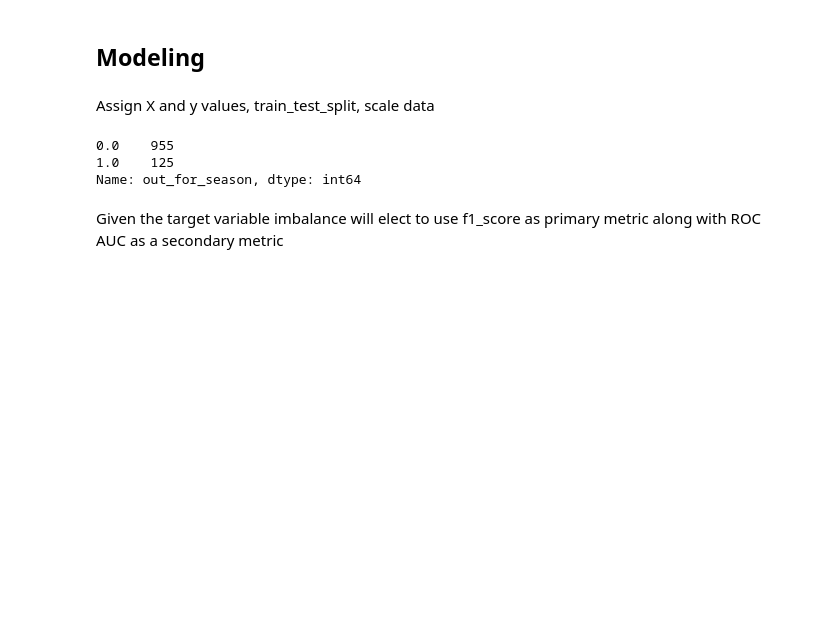
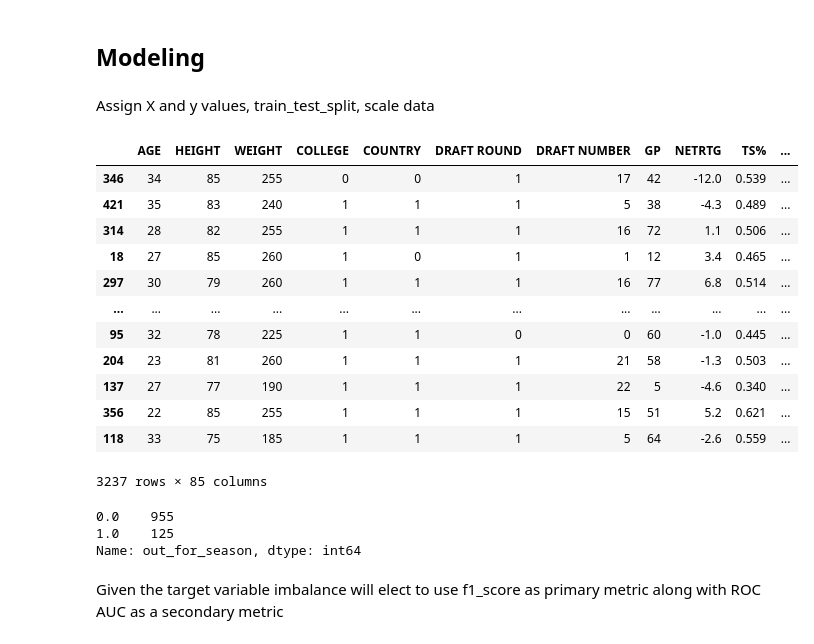
Before and after one commit to RH3421/Reducing_NBA_Injuries, a Jupyter notebook: EDA.ipynb, the cells around one changed output. Drawn from its saved outputs; the diff is of its cells as text; code cells hidden in the pictures; blank space fills up the shorter version.

```diff
--- a/EDA.ipynb
+++ b/EDA.ipynb
@@ -289,6 +289,22 @@ X_train, X_test, y_train, y_test = train_test_split(X, y, test_size=0.25, random
 scale = StandardScaler()
 X_train_scaled = scale.fit_transform(X_train)
 X_test_scaled = scale.transform(X_test)
+# %%
+X_train
+# %% [output]
+|  | AGE | HEIGHT | WEIGHT | COLLEGE | COUNTRY | DRAFT ROUND | DRAFT NUMBER | GP | NETRTG | TS% | ... |
+| 346 | 34 | 85 | 255 | 0 | 0 | 1 | 17 | 42 | -12.0 | 0.539 | ... |
+| 421 | 35 | 83 | 240 | 1 | 1 | 1 | 5 | 38 | -4.3 | 0.489 | ... |
+| 314 | 28 | 82 | 255 | 1 | 1 | 1 | 16 | 72 | 1.1 | 0.506 | ... |
+| 18 | 27 | 85 | 260 | 1 | 0 | 1 | 1 | 12 | 3.4 | 0.465 | ... |
+| 297 | 30 | 79 | 260 | 1 | 1 | 1 | 16 | 77 | 6.8 | 0.514 | ... |
+| ... | ... | ... | ... | ... | ... | ... | ... | ... | ... | ... | ... |
+| 95 | 32 | 78 | 225 | 1 | 1 | 0 | 0 | 60 | -1.0 | 0.445 | ... |
+| 204 | 23 | 81 | 260 | 1 | 1 | 1 | 21 | 58 | -1.3 | 0.503 | ... |
+| 137 | 27 | 77 | 190 | 1 | 1 | 1 | 22 | 5 | -4.6 | 0.340 | ... |
+| 356 | 22 | 85 | 255 | 1 | 1 | 1 | 15 | 51 | 5.2 | 0.621 | ... |
+| 118 | 33 | 75 | 185 | 1 | 1 | 1 | 5 | 64 | -2.6 | 0.559 | ... |
+3237 rows × 85 columns
 # %%
 # Assess target balance
 y_test.value_counts()
```
Also changed, not shown: parts of 5 cells of this notebook.
